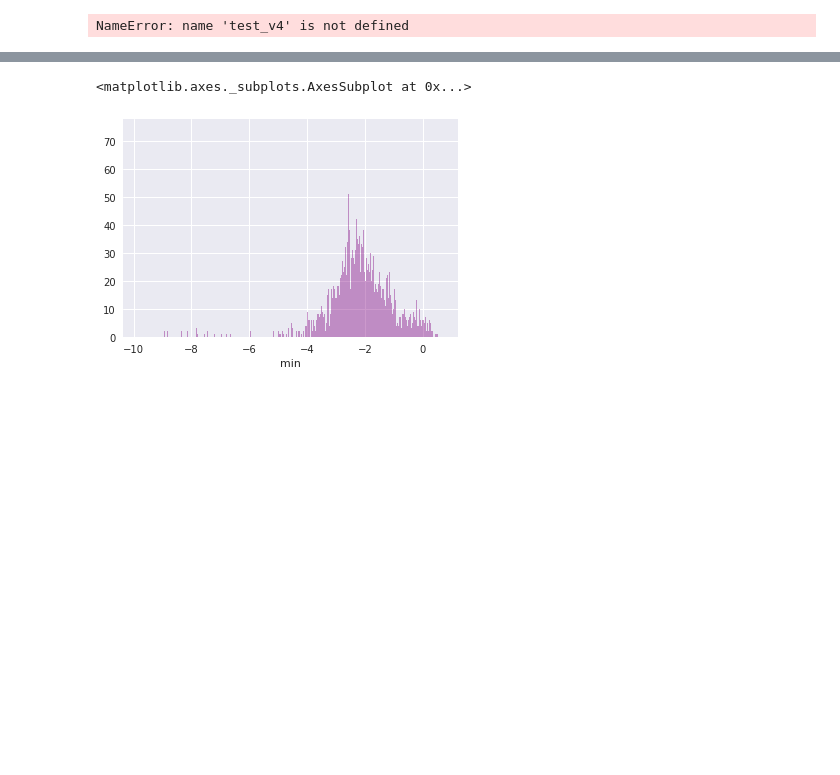
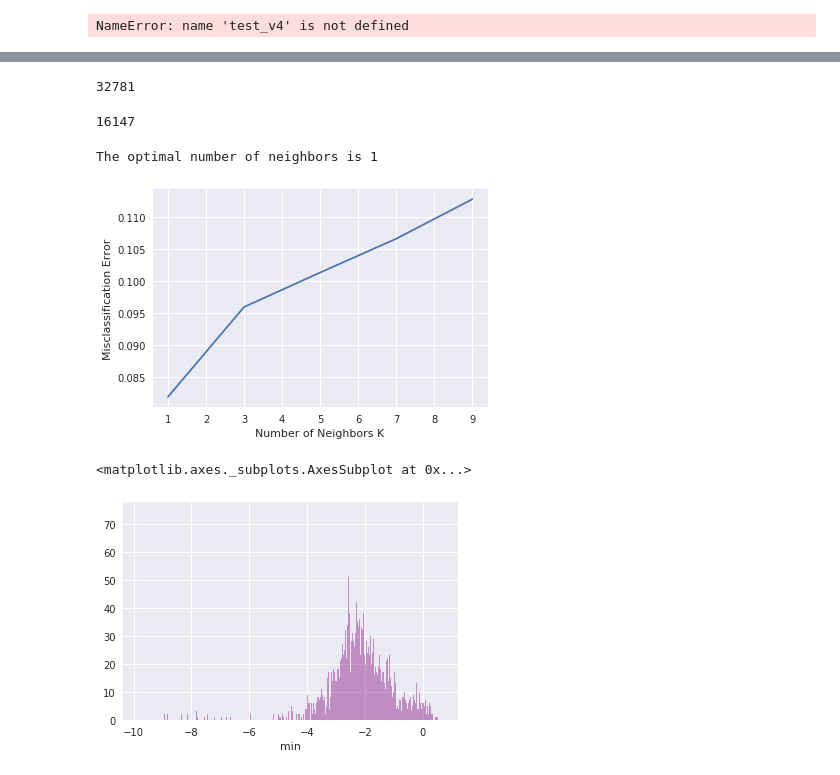
Before and after one commit to AshleyLab/MHC-Gait-Cluster, a Jupyter notebook: MHC-Gait.ipynb, the cells around one changed output, grey strips where cells are left out. Cells and saved outputs as stored; diff of their text form; code cells hidden in the pictures; blank space fills up the shorter version.

Commit message:
More models and plots

```diff
--- a/MHC-Gait.ipynb
+++ b/MHC-Gait.ipynb
@@ -672,0 +934,25 @@ everything_no_demog = everything.drop(columns=['sex', 'currentAge', 'weight', 'h
+# %%
+def create_bins(BMI):
+    '''
+    Returns a list of bins (labels) depending on the BMI category
+    0 - severely underweight
+    1 - underweight
+    2 - normal
+    3 - overweight
+    4 - severely overweight
+    '''
+    bins = []
+    for x in range(0, len(BMI)):
+        if BMI[x] < 18.5:
+            bins.append(0)
+        elif BMI[x] >= 18.5 and BMI[x] < 25:
+            bins.append(1)
+        elif BMI[x] >= 25 and BMI[x] < 30:
+            bins.append(2)
+        else:
+            bins.append(3)
+    return bins
+# %%
+# This code inserts bmi bin classes
+final_bins = create_bins(BMI)
+everything_no_demog.insert(25, 'BMI-bins', final_bins)
@@ -775,5 +1064,0 @@ Name: min, Length: 352, dtype: float64
-# %%
-final = []
-for x in list(set(everything_no_demog.index)):
-
-    final.append(list(everything_no_demog.loc[x]['max'].values))
@@ -807,3 +1366,29 @@ plt.scatter(centers[:, 0], centers[:, 1], c='black', s=200, alpha=0.5);
+# %%
+len(y_train)
+# %% [output]
+32781
+# %%
+len(X_test)
+# %% [output]
+16147
+# %%
+neighbors = list(filter(lambda x: x % 2 != 0, myList))
+
+# changing to misclassification error
+MSE = [1 - x for x in cv_scores]
+
+# determining best k
+optimal_k = neighbors[MSE.index(min(MSE))]
+print("The optimal number of neighbors is %d" % optimal_k)
+
+# plot misclassification error vs k
+plt.plot(neighbors, MSE)
+plt.xlabel('Number of Neighbors K')
+plt.ylabel('Misclassification Error')
+plt.show()
+# %% [output]
+The optimal number of neighbors is 1
+[figure, added]
 # %%
 import seaborn as sns
 sns.set()
```
Also changed, not shown: parts of 65 cells of this notebook, 16 other files.
